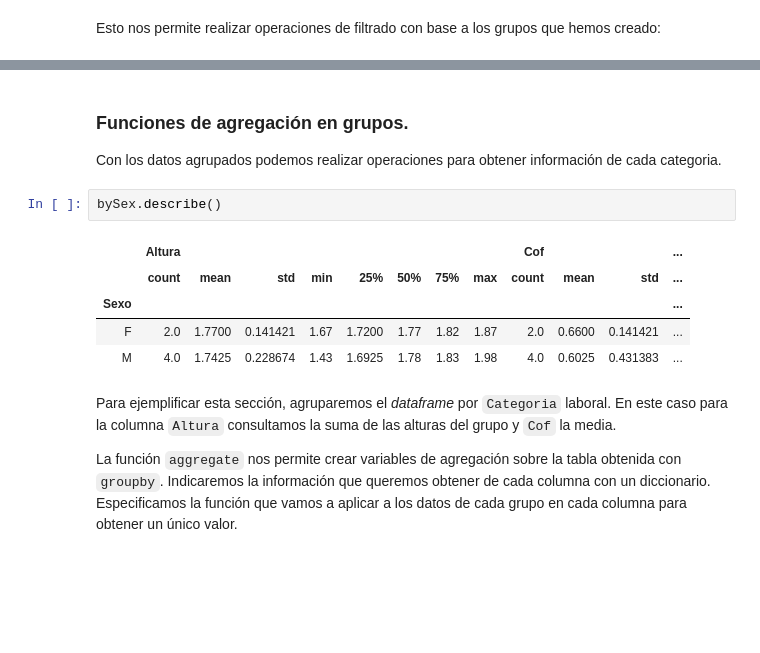
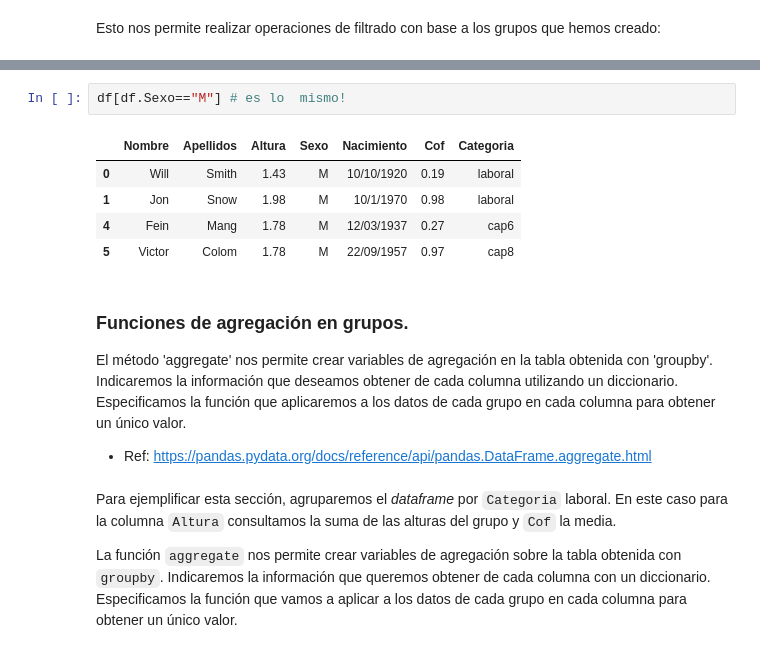
Before and after one commit to wisaaco/TxADM, a Jupyter notebook: notebooks/Part2/00_Pandas/02_Agrupación_de_datos.ipynb, the cells around one changed output, grey strips where cells are left out. Cells and saved outputs as stored; diff of their text form; blank space fills up the shorter version.

```diff
--- a/notebooks/Part2/00_Pandas/02_Agrupación_de_datos.ipynb
+++ b/notebooks/Part2/00_Pandas/02_Agrupación_de_datos.ipynb
@@ -42,18 +52,20 @@ df.loc[bySex.groups['M'].values]
 | 1 | Jon | Snow | 1.98 | M | 10/1/1970 | 0.98 | laboral |
 | 4 | Fein | Mang | 1.78 | M | 12/03/1937 | 0.27 | cap6 |
 | 5 | Victor | Colom | 1.78 | M | 22/09/1957 | 0.97 | cap8 |
-# %% [markdown]
-### Funciones de agregación en grupos.
-
-Con los datos agrupados podemos realizar operaciones para obtener información de cada categoria.
-# %%
-bySex.describe()
-# %% [output]
-|  | Altura |  |  |  |  |  |  |  | Cof |  |  | ... |
-|  | count | mean | std | min | 25% | 50% | 75% | max | count | mean | std | ... |
-| Sexo |  |  |  |  |  |  |  |  |  |  |  | ... |
-| F | 2.0 | 1.7700 | 0.141421 | 1.67 | 1.7200 | 1.77 | 1.82 | 1.87 | 2.0 | 0.6600 | 0.141421 | ... |
-| M | 4.0 | 1.7425 | 0.228674 | 1.43 | 1.6925 | 1.78 | 1.83 | 1.98 | 4.0 | 0.6025 | 0.431383 | ... |
+# %%
+df[df.Sexo=="M"] # es lo  mismo!
+# %% [output]
+|  | Nombre | Apellidos | Altura | Sexo | Nacimiento | Cof | Categoria |
+| 0 | Will | Smith | 1.43 | M | 10/10/1920 | 0.19 | laboral |
+| 1 | Jon | Snow | 1.98 | M | 10/1/1970 | 0.98 | laboral |
+| 4 | Fein | Mang | 1.78 | M | 12/03/1937 | 0.27 | cap6 |
+| 5 | Victor | Colom | 1.78 | M | 22/09/1957 | 0.97 | cap8 |
+# %% [markdown]
+### Funciones de agregación en grupos.
+
+El método 'aggregate' nos permite crear variables de agregación en la tabla obtenida con 'groupby'. Indicaremos la información que deseamos obtener de cada columna utilizando un diccionario. Especificamos la función que aplicaremos a los datos de cada grupo en cada columna para obtener un único valor.
+
+- Ref: https://pandas.pydata.org/docs/reference/api/pandas.DataFrame.aggregate.html
 # %% [markdown]
 Para ejemplificar esta sección, agruparemos el _dataframe_ por `Categoria` laboral. En este caso para la columna `Altura` consultamos la suma de las alturas del grupo y `Cof` la media.
 
```
Also changed, not shown: parts of 25 cells of this notebook, 1 other file.
